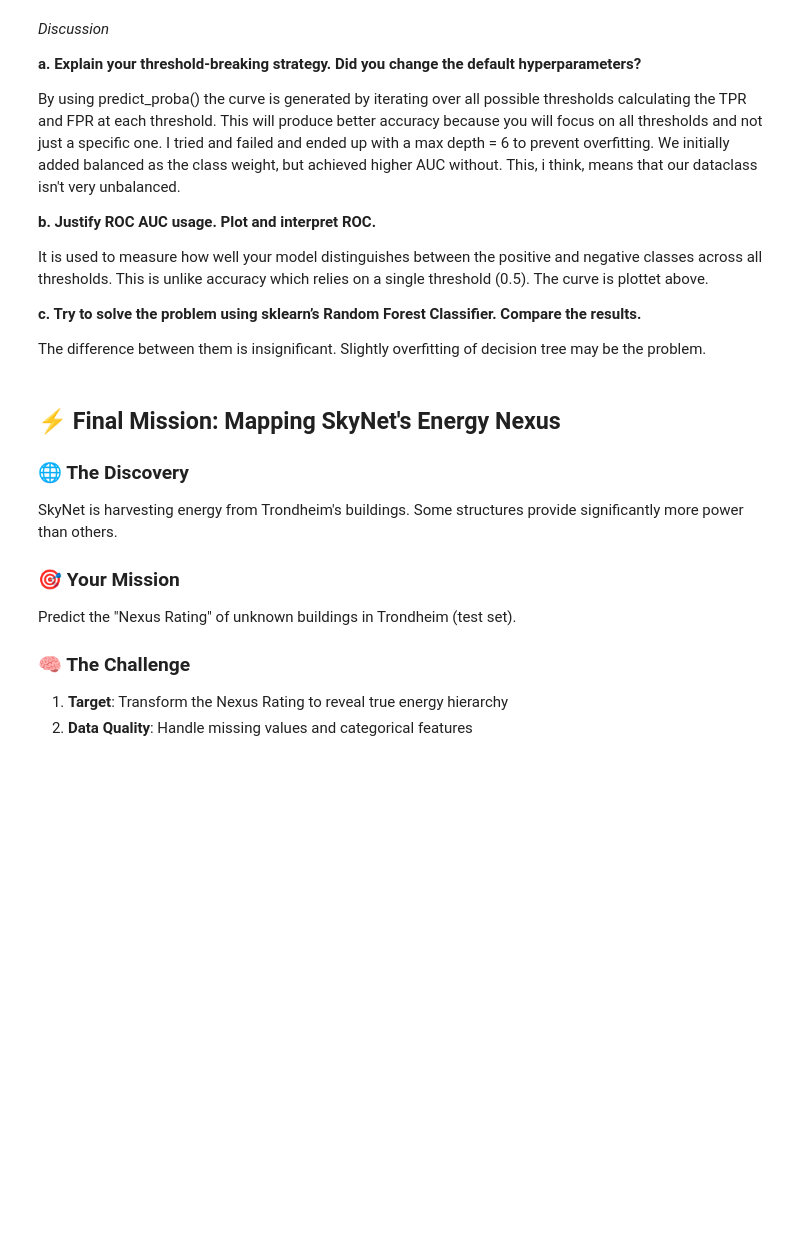
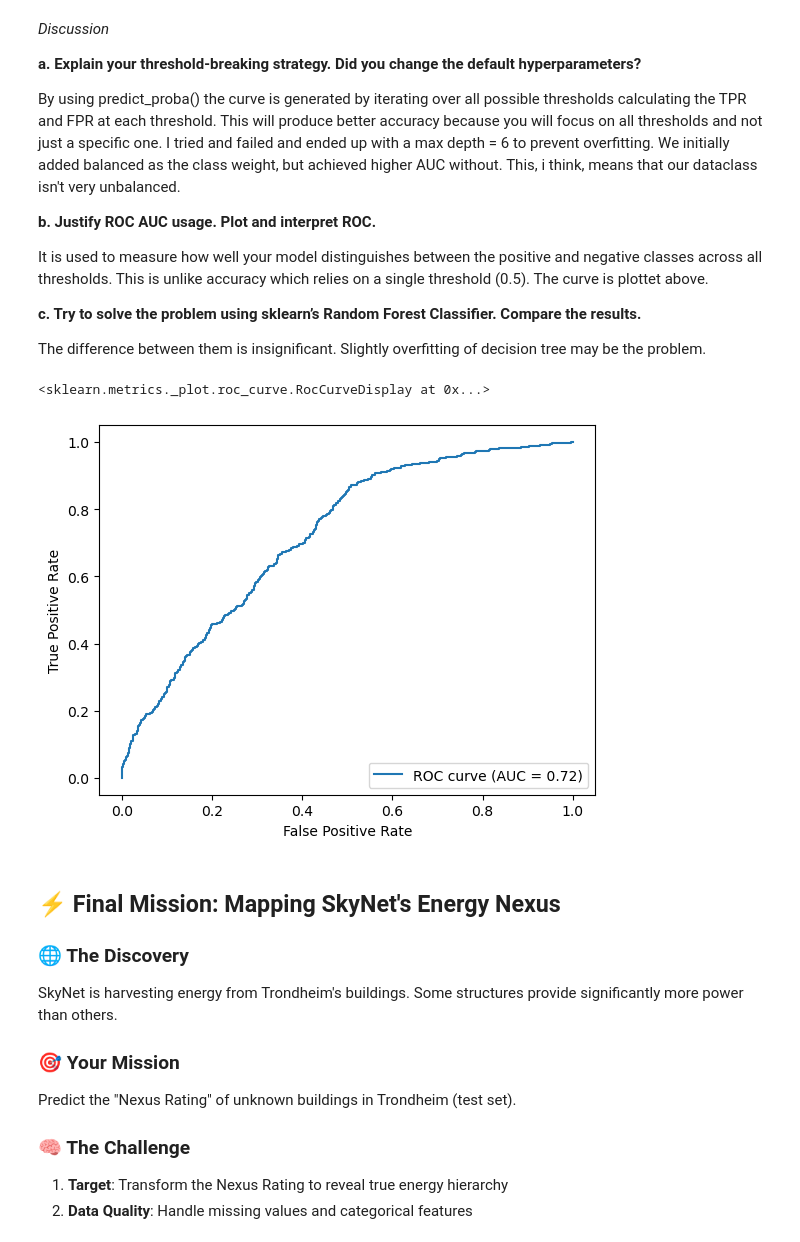
Before and after one commit to eliasborge/introML-ntnu-2024, a Jupyter notebook: Assignment1/Chapter_1.ipynb, the cells around one changed output. Saved outputs shown, nothing was run; the diff lists cells and outputs as text; code cells hidden in the pictures; blank space fills up the shorter version.

```diff
--- a/Assignment1/Chapter_1.ipynb
+++ b/Assignment1/Chapter_1.ipynb
@@ -339,6 +339,21 @@ It is used to measure how well your model distinguishes between the positive and
 **c. Try to solve the problem using sklearn’s Random Forest Classifier. Compare the results.**
 
 The difference between them is insignificant. Slightly overfitting of decision tree may be the problem.
+# %%
+from sklearn.ensemble import RandomForestClassifier
+
+model = RandomForestClassifier(n_estimators=60, max_depth=15)
+y_train = y_train.values.ravel() #Siden det ville ha 1D array
+model.fit(X_train, y_train)
+prob_predictions = model.predict_proba(X_test)[:,1]
+fpr, tpr, thresholds = metrics.roc_curve(y_test, prob_predictions)
+roc_auc_score = metrics.roc_auc_score(y_test, prob_predictions)
+
+display = metrics.RocCurveDisplay(fpr=fpr, tpr=tpr, roc_auc=roc_auc_score, estimator_name='ROC curve')
+display.plot()
+# %% [output]
+<sklearn.metrics._plot.roc_curve.RocCurveDisplay at 0x...>
+[figure, added]
 # %% [markdown]
 
 ## ⚡ Final Mission: Mapping SkyNet's Energy Nexus
```
